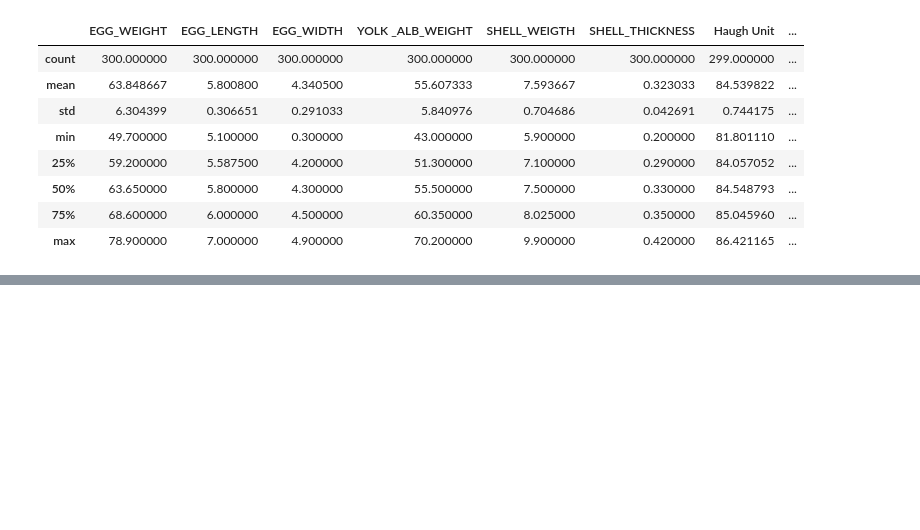
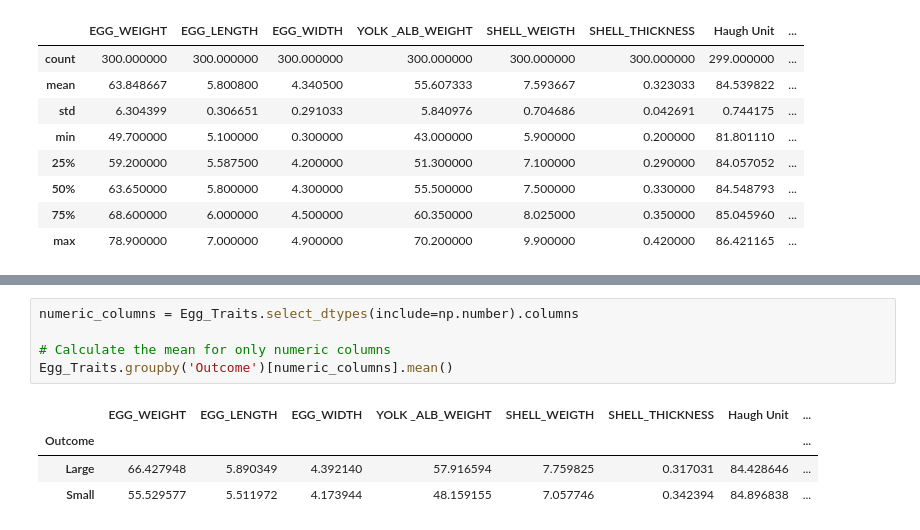
Before and after one commit to chrisseub/ML-Practice-Rep, a Jupyter notebook: EGG_SIZE_PREDICTION.ipynb, the cells around one changed output, grey strips where cells are left out. Drawn from its saved outputs; the diff is of its cells as text; blank space fills up the shorter version.

```diff
--- a/EGG_SIZE_PREDICTION.ipynb
+++ b/EGG_SIZE_PREDICTION.ipynb
@@ -41,0 +53,10 @@ Egg_Traits.describe() #For some descriptive statistics
+# %%
+numeric_columns = Egg_Traits.select_dtypes(include=np.number).columns
+
+# Calculate the mean for only numeric columns
+Egg_Traits.groupby('Outcome')[numeric_columns].mean()
+# %% [output]
+|  | EGG_WEIGHT | EGG_LENGTH | EGG_WIDTH | YOLK _ALB_WEIGHT | SHELL_WEIGTH | SHELL_THICKNESS | Haugh Unit | ... |
+| Outcome |  |  |  |  |  |  |  | ... |
+| Large | 66.427948 | 5.890349 | 4.392140 | 57.916594 | 7.759825 | 0.317031 | 84.428646 | ... |
+| Small | 55.529577 | 5.511972 | 4.173944 | 48.159155 | 7.057746 | 0.342394 | 84.896838 | ... |
```
Also changed, not shown: parts of 11 cells of this notebook.
